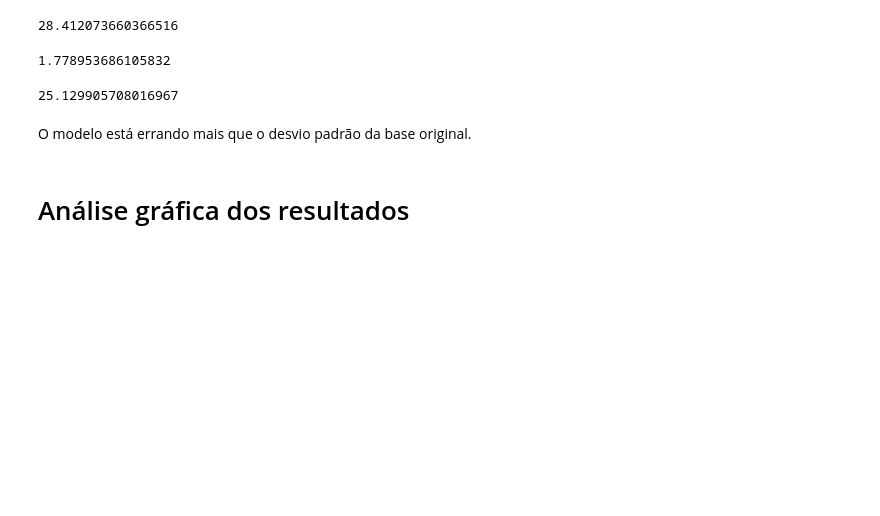
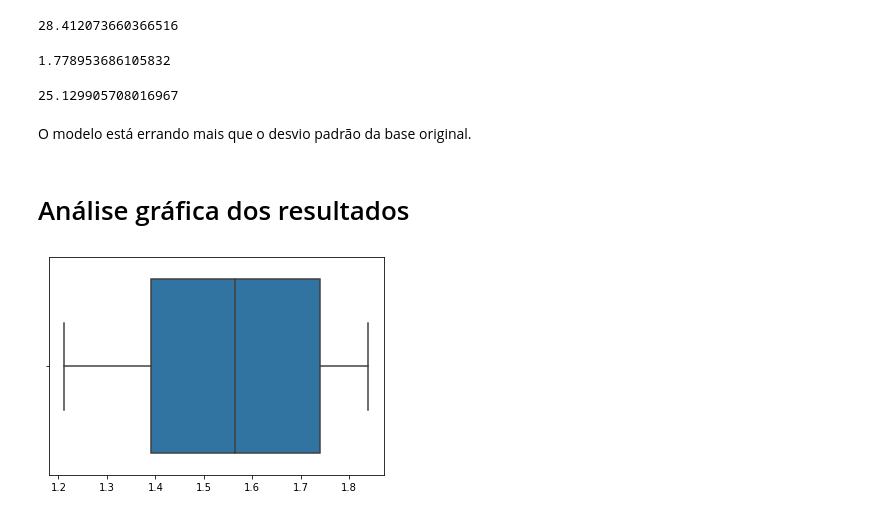
Before and after one commit to Pedro-A-D-S/Marketing-Analytics, a Jupyter notebook: revenue_google_prediction.ipynb, the cells around one changed output. Saved outputs shown, nothing was run; the diff lists cells and outputs as text; code cells hidden in the pictures; blank space fills up the shorter version.

Commit message:
graphs

```diff
--- a/revenue_google_prediction.ipynb
+++ b/revenue_google_prediction.ipynb
@@ -697,3 +703,8 @@ np.std(df_quant['transactionRevenue']) # desvio padrão dos gastos
 O modelo está errando mais que o desvio padrão da base original.
 # %% [markdown]
 # Análise gráfica dos resultados
+# %%
+ax = sns.boxplot(reg_predict)
+ax = ax
+# %% [output]
+[figure, added]
```
Also changed, not shown: parts of 6 cells of this notebook.
